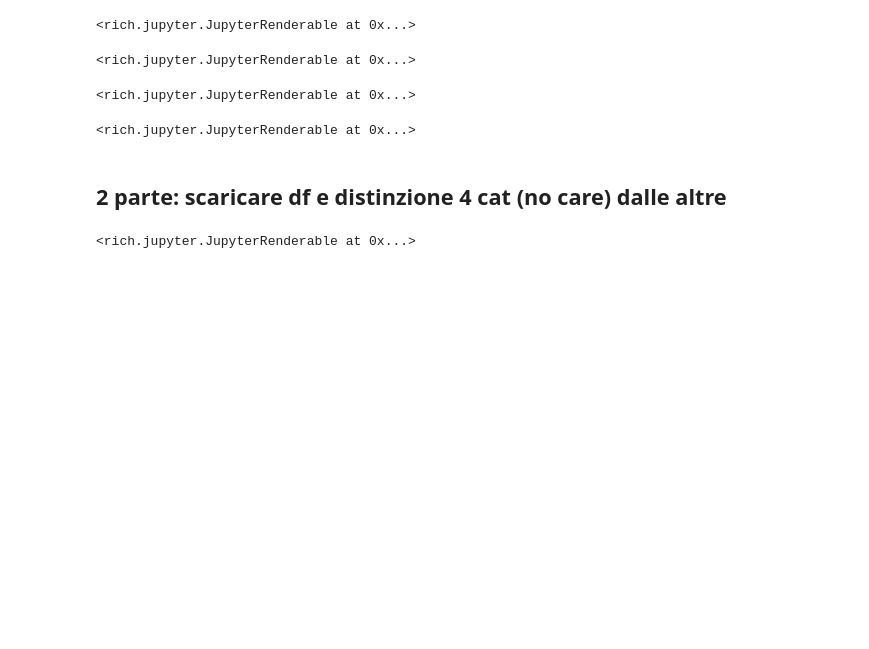
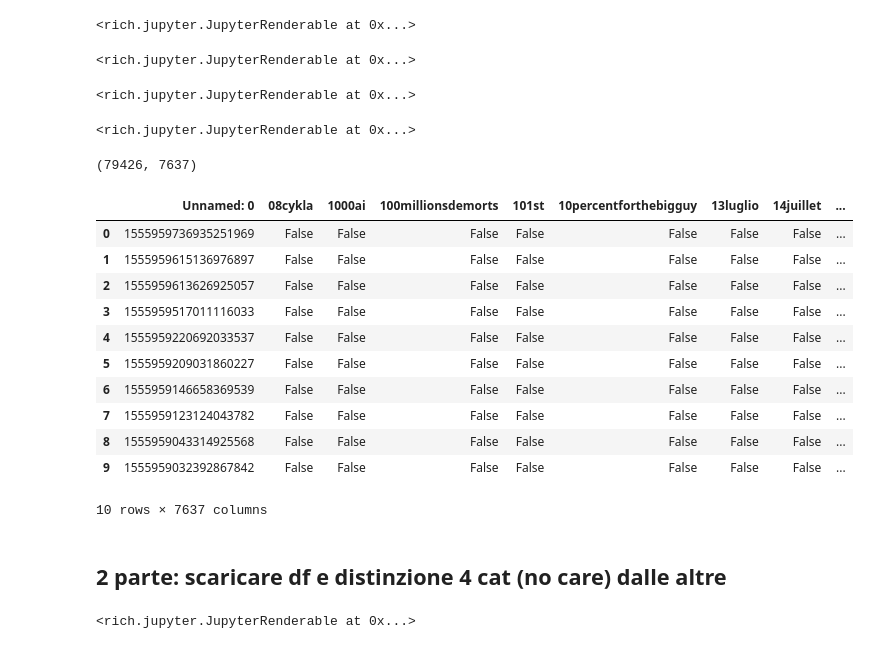
Before and after one commit to gatto/ds-network-analysis, a Jupyter notebook: py/prova_creazione_rete.ipynb, the cells around one changed output. Cells and saved outputs as stored; diff of their text form; code cells hidden in the pictures; blank space fills up the shorter version.

```diff
--- a/py/prova_creazione_rete.ipynb
+++ b/py/prova_creazione_rete.ipynb
@@ -158,5 +159,26 @@ rate limit exceeded: sleeping 124.55334281921387 secs
 <rich.jupyter.JupyterRenderable at 0x...>
 <rich.jupyter.JupyterRenderable at 0x...>
 <rich.jupyter.JupyterRenderable at 0x...>
+# %%
+df=pd.read_csv('twee_hash_800.csv')
+# %%
+df.shape
+# %% [output]
+(79426, 7637)
+# %%
+df.head(10)
+# %% [output]
+|  | Unnamed: 0 | 08cykla | 1000ai | 100millionsdemorts | 101st | 10percentforthebigguy | 13luglio | 14juillet | ... |
+| 0 | 1555959736935251969 | False | False | False | False | False | False | False | ... |
+| 1 | 1555959615136976897 | False | False | False | False | False | False | False | ... |
+| 2 | 1555959613626925057 | False | False | False | False | False | False | False | ... |
+| 3 | 1555959517011116033 | False | False | False | False | False | False | False | ... |
+| 4 | 1555959220692033537 | False | False | False | False | False | False | False | ... |
+| 5 | 1555959209031860227 | False | False | False | False | False | False | False | ... |
+| 6 | 1555959146658369539 | False | False | False | False | False | False | False | ... |
+| 7 | 1555959123124043782 | False | False | False | False | False | False | False | ... |
+| 8 | 1555959043314925568 | False | False | False | False | False | False | False | ... |
+| 9 | 1555959032392867842 | False | False | False | False | False | False | False | ... |
+10 rows × 7637 columns
 # %% [markdown]
 ## 2 parte: scaricare df e distinzione 4 cat (no care) dalle altre
```
Also changed, not shown: parts of 35 cells of this notebook, 1 other file.
